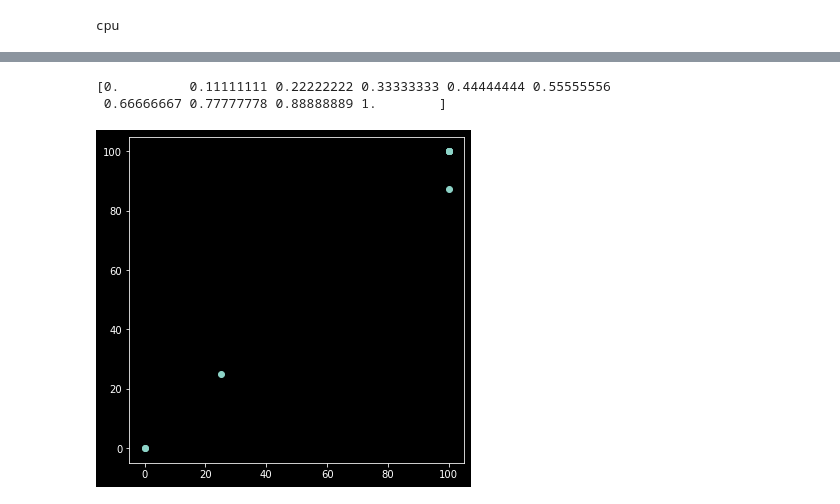
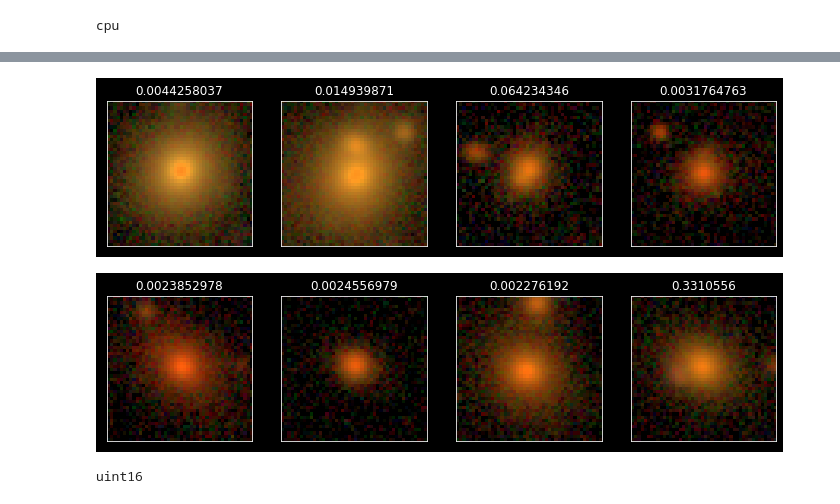
Before and after one commit to JimenaGonzalez/Searching-double-lenses, a Jupyter notebook: vit_cnn/vit_cnn.ipynb, the cells around one changed output, grey strips where cells are left out. Saved outputs shown, nothing was run; the diff lists cells and outputs as text; code cells hidden in the pictures.

Commit message:
Added search function

```diff
--- a/vit_cnn/vit_cnn.ipynb
+++ b/vit_cnn/vit_cnn.ipynb
@@ -505,13 +514,22 @@ def make_plot_all(objects, title, prob_list):
 # %%
-#make_plot_all(right_neg_img, 'Right negatives', right_neg['Prob'])
+make_plot_all(right_neg_img, 'Right negatives', right_neg['Prob'])
+# %% [output]
+[figure, added]
+[figure, added]
 # %%
-prob_lim = np.linspace(0, 1., 20)
-FPR_list, TPR_list = [], []
-for prob in prob_lim:
-    images, data, rates, prob_list = testing_analysis(prob)
-    FPR, TPR = rates[0], rates[1]
-    FPR_list.append(FPR)
-    TPR_list.append(TPR)
+def ROC_curve(num_points):
+    prob_lim = np.linspace(0, 1., num_points)
+    FPR_list, TPR_list = [], []
+    for prob in prob_lim:
+        images, data, rates, prob_list = testing_analysis(prob)
+        FPR, TPR = rates[0], rates[1]
+        FPR_list.append(FPR)
+        TPR_list.append(TPR)
+        print(prob, FPR, TPR)
+    plt.figure(figsize=(6,6))
+    plt.plot(FPR_list, TPR_list, 'o')
+    if(script):
+        plt.savefig('ROC curve', bbox_inches='tight')
+        plt.close()
+    else:
+        plt.show()
-# %% [output]
-[0.         0.11111111 0.22222222 0.33333333 0.44444444 0.55555556
- 0.66666667 0.77777778 0.88888889 1.        ]
@@ -527,4 +536,15 @@ def ROC_curve(FPR_list, TPR_list):
 # %%
-ROC_curve(FPR_list, TPR_list)
+#ROC_curve(5)
-# %% [output]
-[figure, removed]
+# %%
+path = '/Users/jimenagonzalez/research/DSPL/Searching-double-lenses/vit_cnn/Y6_catalog_files/'
+filename = 'DES0456-2458.fits'
+hdu_list = fits.open(path + filename)
+search_ids = pd.DataFrame(hdu_list[1].data)
+search_images = hdu_list[2].data
+search_images.dtype = np.float16
+search_labels = 2*np.ones(len(search_ids), dtype = np.int64)
+
+search_dataset = ImageDataset(search_images, search_ids, search_labels, transform=transform)
+search_loader = torch.utils.data.DataLoader(dataset=search_dataset, batch_size=1, num_workers=num_workers, shuffle=True)
+# %% [output]
+uint16
```
Also changed, not shown: parts of 13 cells of this notebook, 1 other file.
